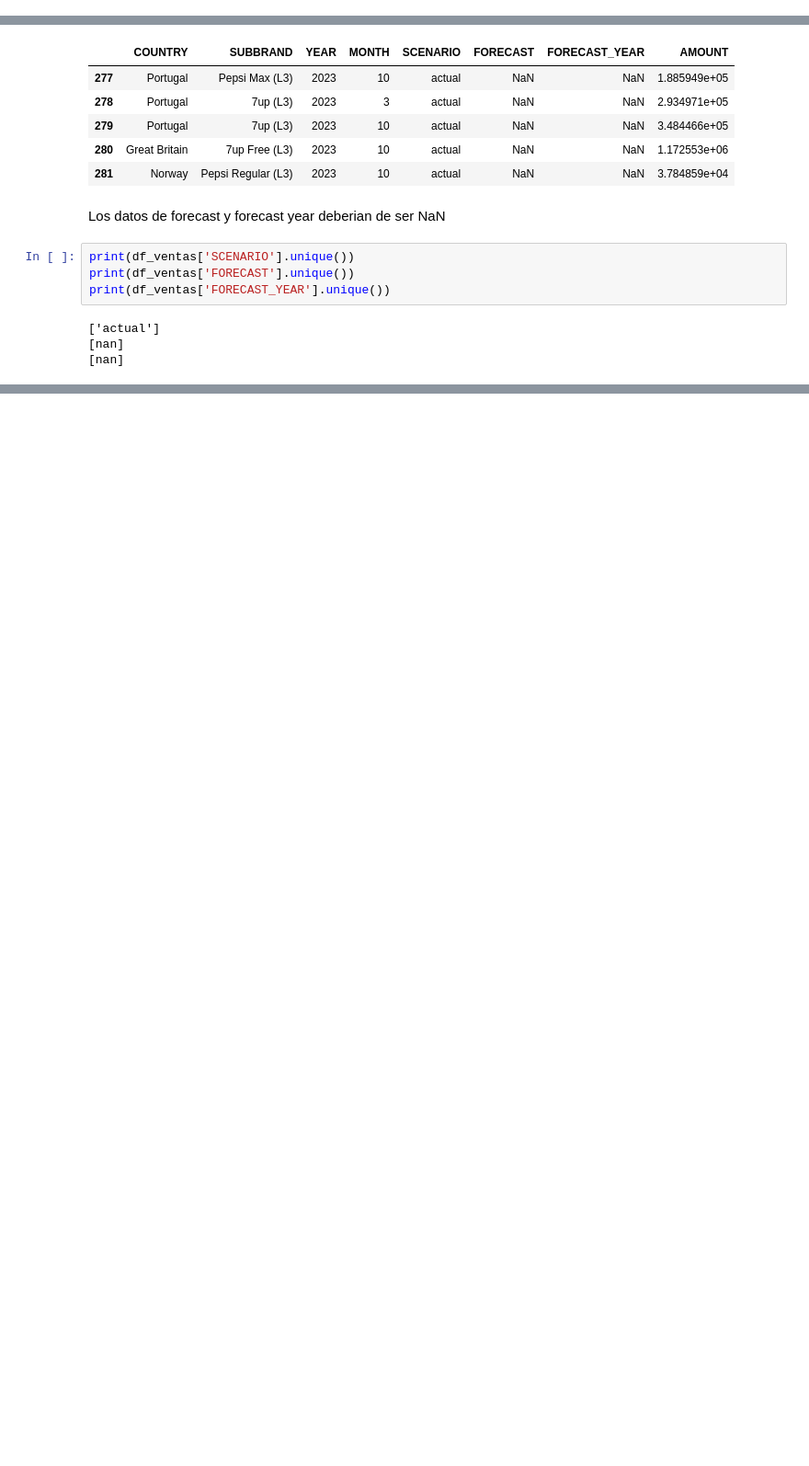
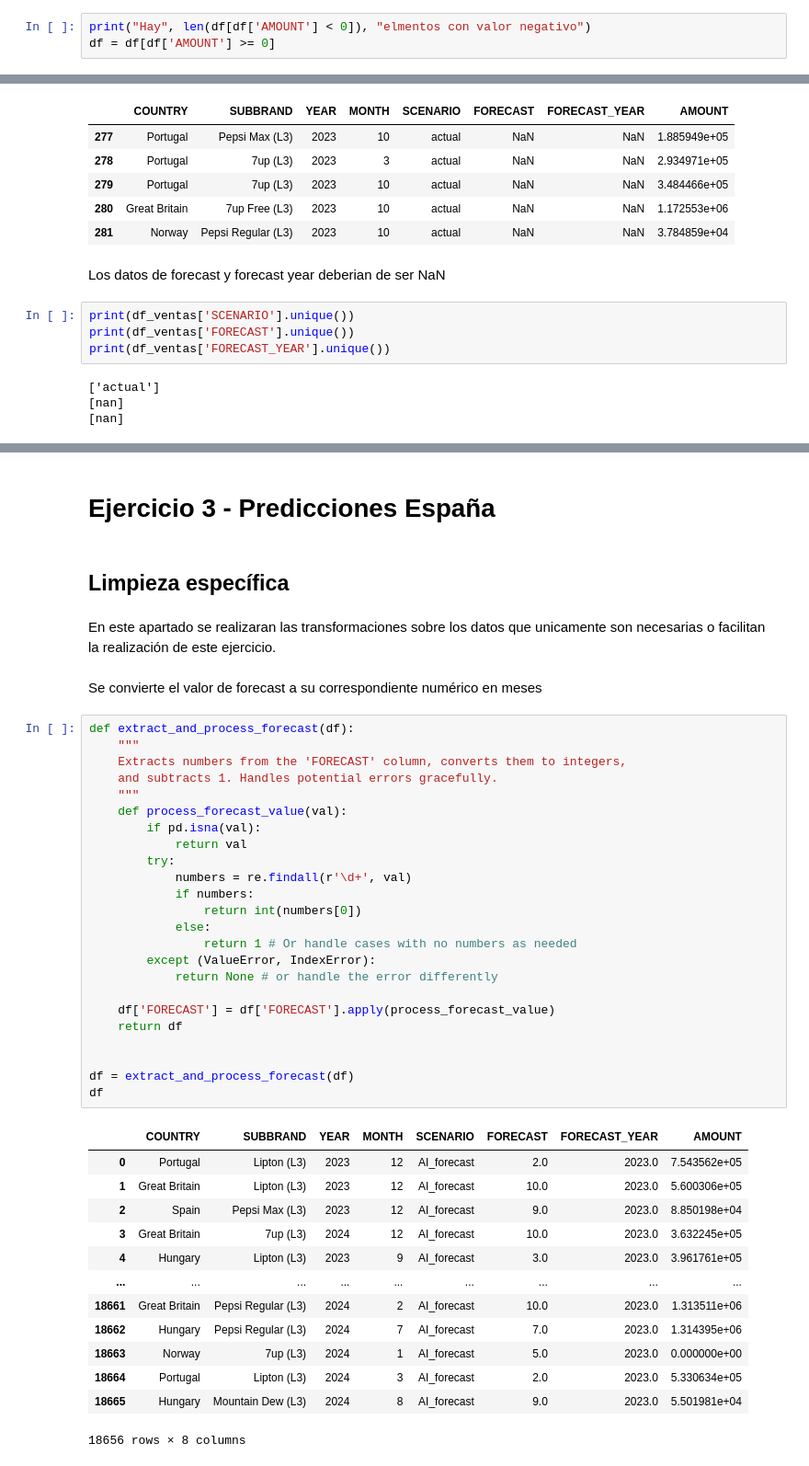
Before and after one commit to Maxindrull2/UFV_Visualicaci-n-de-datos, a Jupyter notebook: ejercicios de clase/clase2.ipynb, the cells around one changed output, grey strips where cells are left out. Shown: that part at 92% size. Drawn from its saved outputs; the diff is of its cells as text; blank space fills up the shorter version.

```diff
--- a/ejercicios de clase/clase2.ipynb
+++ b/ejercicios de clase/clase2.ipynb
@@ -65,0 +91,3 @@ AMOUNT: Cantidad
+# %%
+print("Hay", len(df[df['AMOUNT'] < 0]), "elmentos con valor negativo")
+df = df[df['AMOUNT'] >= 0]
@@ -178,0 +359,46 @@ fig.show()
+# %% [markdown]
+# **Ejercicio 3 - Predicciones España**
+# %% [markdown]
+## **Limpieza específica**
+# %% [markdown]
+En este apartado se realizaran las transformaciones sobre los datos que unicamente son necesarias o facilitan la realización de este ejercicio.
+# %% [markdown]
+Se convierte el valor de forecast a su correspondiente numérico en meses
+# %%
+def extract_and_process_forecast(df):
+    """
+    Extracts numbers from the 'FORECAST' column, converts them to integers,
+    and subtracts 1. Handles potential errors gracefully.
+    """
+    def process_forecast_value(val):
+        if pd.isna(val):
+            return val
+        try:
+            numbers = re.findall(r'\d+', val)
+            if numbers:
+                return int(numbers[0])
+            else:
+                return 1 # Or handle cases with no numbers as needed
+        except (ValueError, IndexError):
+            return None # or handle the error differently
+
+    df['FORECAST'] = df['FORECAST'].apply(process_forecast_value)
+    return df
+
+
+df = extract_and_process_forecast(df)
+df
+# %% [output]
+|  | COUNTRY | SUBBRAND | YEAR | MONTH | SCENARIO | FORECAST | FORECAST_YEAR | AMOUNT |
+| 0 | Portugal | Lipton (L3) | 2023 | 12 | AI_forecast | 2.0 | 2023.0 | 7.543562e+05 |
+| 1 | Great Britain | Lipton (L3) | 2023 | 12 | AI_forecast | 10.0 | 2023.0 | 5.600306e+05 |
+| 2 | Spain | Pepsi Max (L3) | 2023 | 12 | AI_forecast | 9.0 | 2023.0 | 8.850198e+04 |
+| 3 | Great Britain | 7up (L3) | 2024 | 12 | AI_forecast | 10.0 | 2023.0 | 3.632245e+05 |
+| 4 | Hungary | Lipton (L3) | 2023 | 9 | AI_forecast | 3.0 | 2023.0 | 3.961761e+05 |
+| ... | ... | ... | ... | ... | ... | ... | ... | ... |
+| 18661 | Great Britain | Pepsi Regular (L3) | 2024 | 2 | AI_forecast | 10.0 | 2023.0 | 1.313511e+06 |
+| 18662 | Hungary | Pepsi Regular (L3) | 2024 | 7 | AI_forecast | 7.0 | 2023.0 | 1.314395e+06 |
+| 18663 | Norway | 7up (L3) | 2024 | 1 | AI_forecast | 5.0 | 2023.0 | 0.000000e+00 |
+| 18664 | Portugal | Lipton (L3) | 2024 | 3 | AI_forecast | 2.0 | 2023.0 | 5.330634e+05 |
+| 18665 | Hungary | Mountain Dew (L3) | 2024 | 8 | AI_forecast | 9.0 | 2023.0 | 5.501981e+04 |
+18656 rows × 8 columns
```
Also changed, not shown: parts of 91 cells of this notebook.
